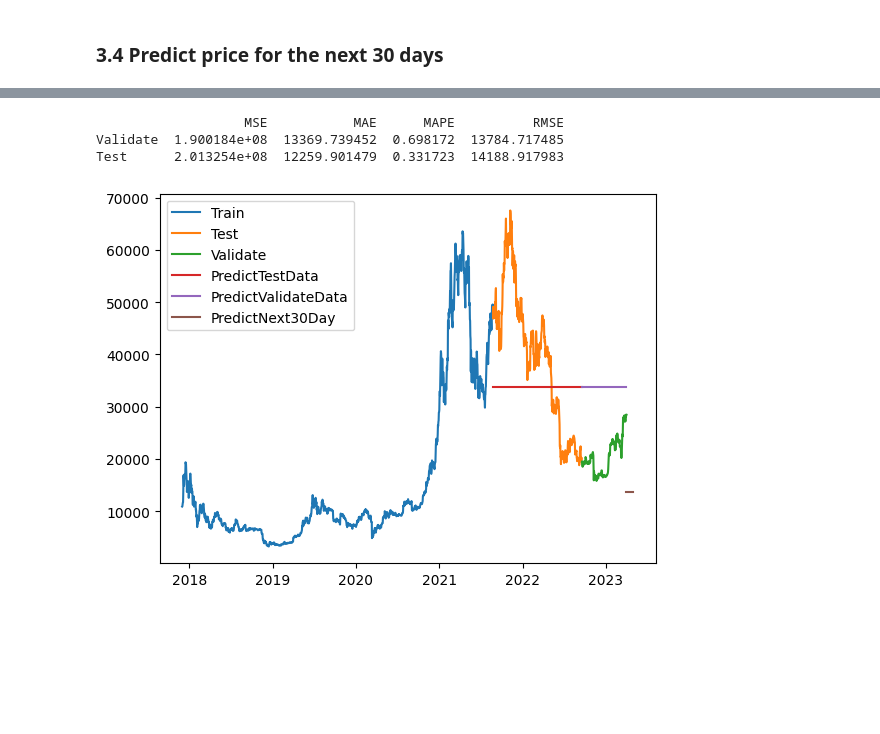
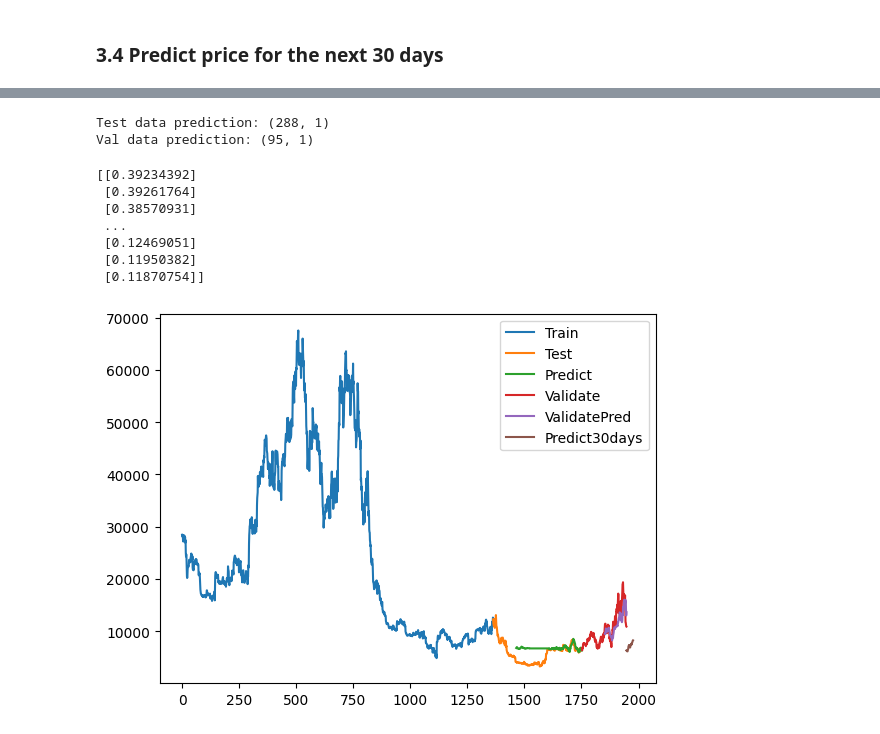
Before and after one commit to TR-PHU/bda, a Jupyter notebook: bitcoin/GBT_Model.ipynb, the cells around one changed output, grey strips where cells are left out. Drawn from its saved outputs; the diff is of its cells as text; code cells hidden in the pictures; blank space fills up the shorter version.

Commit message:
refactor gbt model

```diff
--- a/bitcoin/GBT_Model.ipynb
+++ b/bitcoin/GBT_Model.ipynb
@@ -94,8 +115,14 @@ Validate shape: (196, 1)
 # %% [markdown]
 ### 3.1 Build and fit GBT Model with train data
 # %%
-x_train = np.array(train_data.index).reshape(-1, 1)
-y_train = np.array(train_data['Price'])
-gbt_model = GradientBoostingRegressor(learning_rate=0.01, random_state=42)
+gbt_model = GradientBoostingRegressor(
+    n_estimators=2000,
+    learning_rate=0.05,
+    max_depth=3,
+    max_features='sqrt',
+    min_samples_leaf=15,
+    min_samples_split=10,
+    loss='huber',
+    random_state=42)
 gbt_model.fit(x_train, y_train)
 # %% [output]
@@ -199,3 +203,14 @@ Predicted closing prices for the next 30 days:
+# %%
+y_pred_test = y_pred_test.reshape(-1,1)
+y_pred_val = y_pred_val.reshape(-1,1)
+y_pred_test = scaler.inverse_transform(y_pred_test)
+y_pred_val = scaler.inverse_transform(y_pred_val)
+
+print("Test data prediction:", y_pred_test.shape)
+print("Val data prediction:", y_pred_val.shape)
+# %% [output]
+Test data prediction: (288, 1)
+Val data prediction: (95, 1)
 # %%
 metrics = {
     'MSE': [val_mse, test_mse],
@@ -204,23 +219,34 @@ metrics = {
     'RMSE': [val_rmse, test_rmse],
 }
 
-df = pd.DataFrame(metrics, index=['Validate', 'Test'])
+acc = pd.DataFrame(metrics, index=['Validate', 'Test'])
 
 print(df)
 # %% [output]
-                   MSE           MAE      MAPE          RMSE
-Validate  1.900184e+08  13369.739452  0.698172  13784.717485
-Test      2.013254e+08  12259.901479  0.331723  14188.917983
+[[0.39234392]
+ [0.39261764]
+ [0.38570931]
+ ...
+ [0.12469051]
+ [0.11950382]
+ [0.11870754]]
 # %%
-plt.plot(train_data.index, train_data['Price'])
-plt.plot(test_data.index, test_data['Price'])
-plt.plot(val_data.index, val_data['Price'])
+train_data_index = pd.RangeIndex(start=0, stop=train_size, step=1)
+plt.plot(scaler.inverse_transform(train_data))
 
-plt.plot(test_data.index, y_pred_test)
-plt.plot(val_data.index, y_pred_val)
-plt.plot(date_range, y_next_30_days)
+test_data_index = pd.RangeIndex(start=train_size, stop=train_size+test_size, step=1)
+plt.plot(test_data_index,scaler.inverse_transform(test_data))
+test_data_index = pd.RangeIndex(start=train_size+101, stop=train_size+test_size, step=1)
+plt.plot(test_data_index,y_pred_test)
 
-plt.legend(['Train', 'Test', 'Validate','PredictTestData', 'PredictValidateData','PredictNext30Day'])
+val_data_index = pd.RangeIndex(start=train_size+test_size, stop=train_size+test_size+val_size, step=1)
+plt.plot(val_data_index,scaler.inverse_transform(val_data))
+val_data_index = pd.RangeIndex(start=train_size+test_size+101, stop=train_size+test_size+val_size, step=1)
+plt.plot(val_data_index,y_pred_val)
+prediect_data_index = pd.RangeIndex(start=len(df)-1, stop=len(df)+29, step=1)
+
+plt.plot(prediect_data_index,scaler.inverse_transform(np.array(lst_output).reshape(-1,1)))
+plt.legend(['Train','Test','Predict','Validate','ValidatePred','Predict30days'])
 plt.show()
 # %% [output]
-[figure, old version]
+[figure, new version]
```
Also changed, not shown: parts of 10 cells of this notebook, 6 other files.
